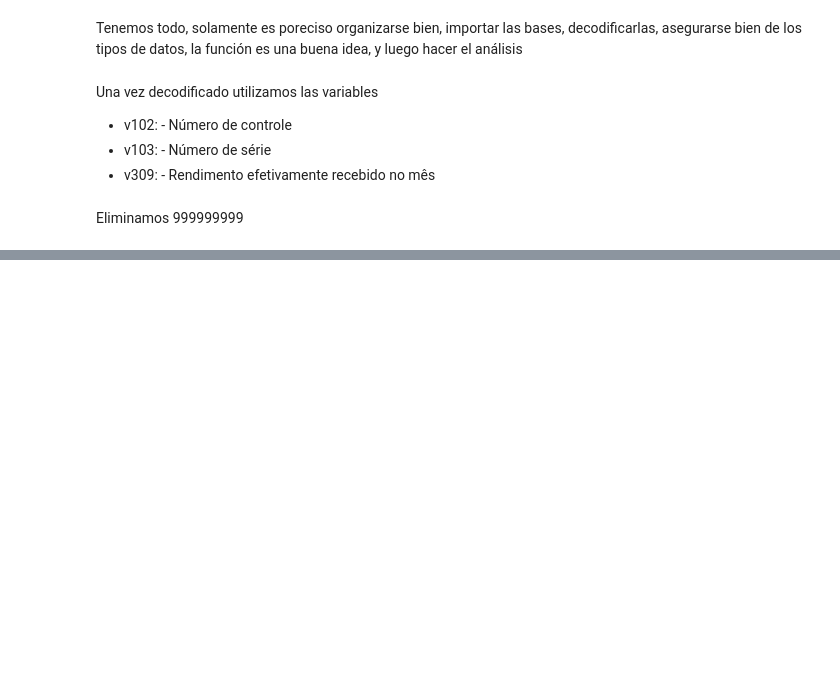
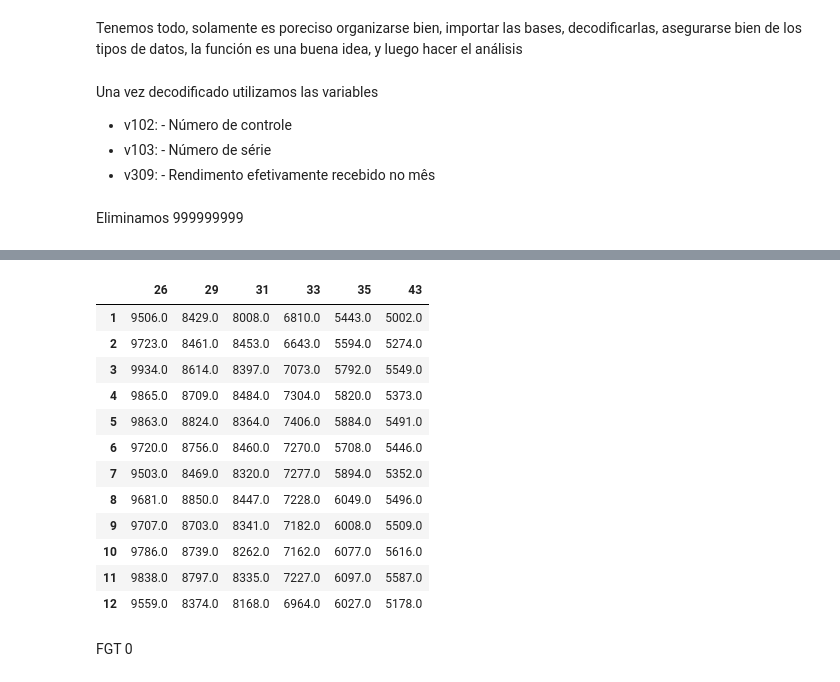
Before and after one commit to oejaramillo/Replicaci-n, a Jupyter notebook: pmeantiga.ipynb, the cells around one changed output, grey strips where cells are left out. Drawn from its saved outputs; the diff is of its cells as text; code cells hidden in the pictures; blank space fills up the shorter version.

```diff
--- a/pmeantiga.ipynb
+++ b/pmeantiga.ipynb
@@ -368,0 +232,31 @@ See the caveats in the documentation: https://pandas.pydata.org/pandas-docs/stab
+# %%
+ns.iloc[0] = b95.loc[b95['mes']== 1]['uf'].value_counts()
+ns.iloc[1] = b95.loc[b95['mes']== 2]['uf'].value_counts()
+ns.iloc[2] = b95.loc[b95['mes']== 3]['uf'].value_counts()
+ns.iloc[3] = b95.loc[b95['mes']== 4]['uf'].value_counts()
+ns.iloc[4] = b95.loc[b95['mes']== 5]['uf'].value_counts()
+ns.iloc[5] = b95.loc[b95['mes']== 6]['uf'].value_counts()
+ns.iloc[6] = b95.loc[b95['mes']== 7]['uf'].value_counts()
+ns.iloc[7] = b95.loc[b95['mes']== 8]['uf'].value_counts()
+ns.iloc[8] = b95.loc[b95['mes']== 9]['uf'].value_counts()
+ns.iloc[9] = b95.loc[b95['mes']== 10]['uf'].value_counts()
+ns.iloc[10] = b95.loc[b95['mes']== 11]['uf'].value_counts()
+ns.iloc[11] = b95.loc[b95['mes']== 12]['uf'].value_counts()
+# %%
+ns
+# %% [output]
+|  | 26 | 29 | 31 | 33 | 35 | 43 |
+| 1 | 9506.0 | 8429.0 | 8008.0 | 6810.0 | 5443.0 | 5002.0 |
+| 2 | 9723.0 | 8461.0 | 8453.0 | 6643.0 | 5594.0 | 5274.0 |
+| 3 | 9934.0 | 8614.0 | 8397.0 | 7073.0 | 5792.0 | 5549.0 |
+| 4 | 9865.0 | 8709.0 | 8484.0 | 7304.0 | 5820.0 | 5373.0 |
+| 5 | 9863.0 | 8824.0 | 8364.0 | 7406.0 | 5884.0 | 5491.0 |
+| 6 | 9720.0 | 8756.0 | 8460.0 | 7270.0 | 5708.0 | 5446.0 |
+| 7 | 9503.0 | 8469.0 | 8320.0 | 7277.0 | 5894.0 | 5352.0 |
+| 8 | 9681.0 | 8850.0 | 8447.0 | 7228.0 | 6049.0 | 5496.0 |
+| 9 | 9707.0 | 8703.0 | 8341.0 | 7182.0 | 6008.0 | 5509.0 |
+| 10 | 9786.0 | 8739.0 | 8262.0 | 7162.0 | 6077.0 | 5616.0 |
+| 11 | 9838.0 | 8797.0 | 8335.0 | 7227.0 | 6097.0 | 5587.0 |
+| 12 | 9559.0 | 8374.0 | 8168.0 | 6964.0 | 6027.0 | 5178.0 |
+# %% [markdown]
+FGT 0
```
Also changed, not shown: parts of 68 cells of this notebook.
